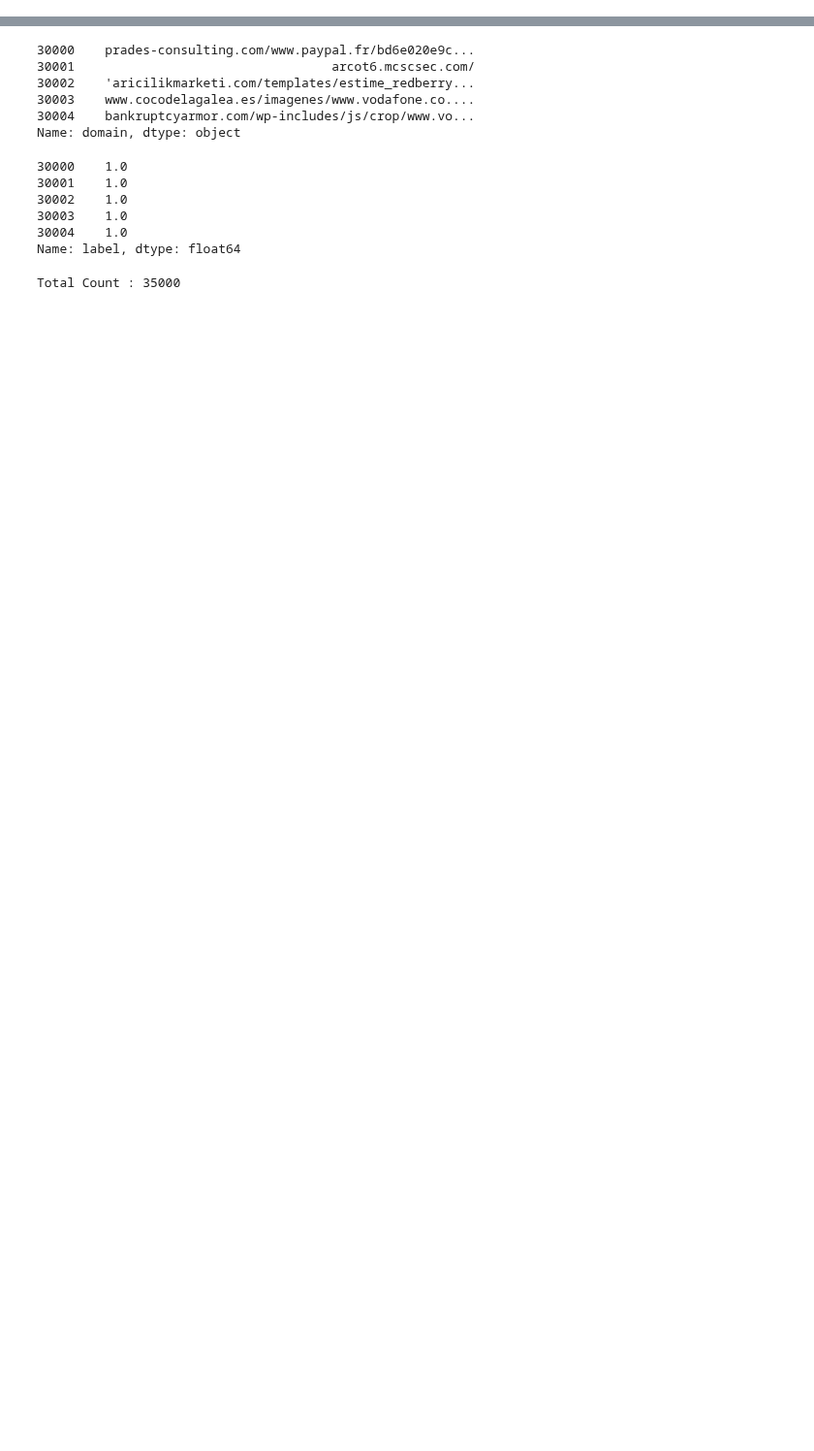
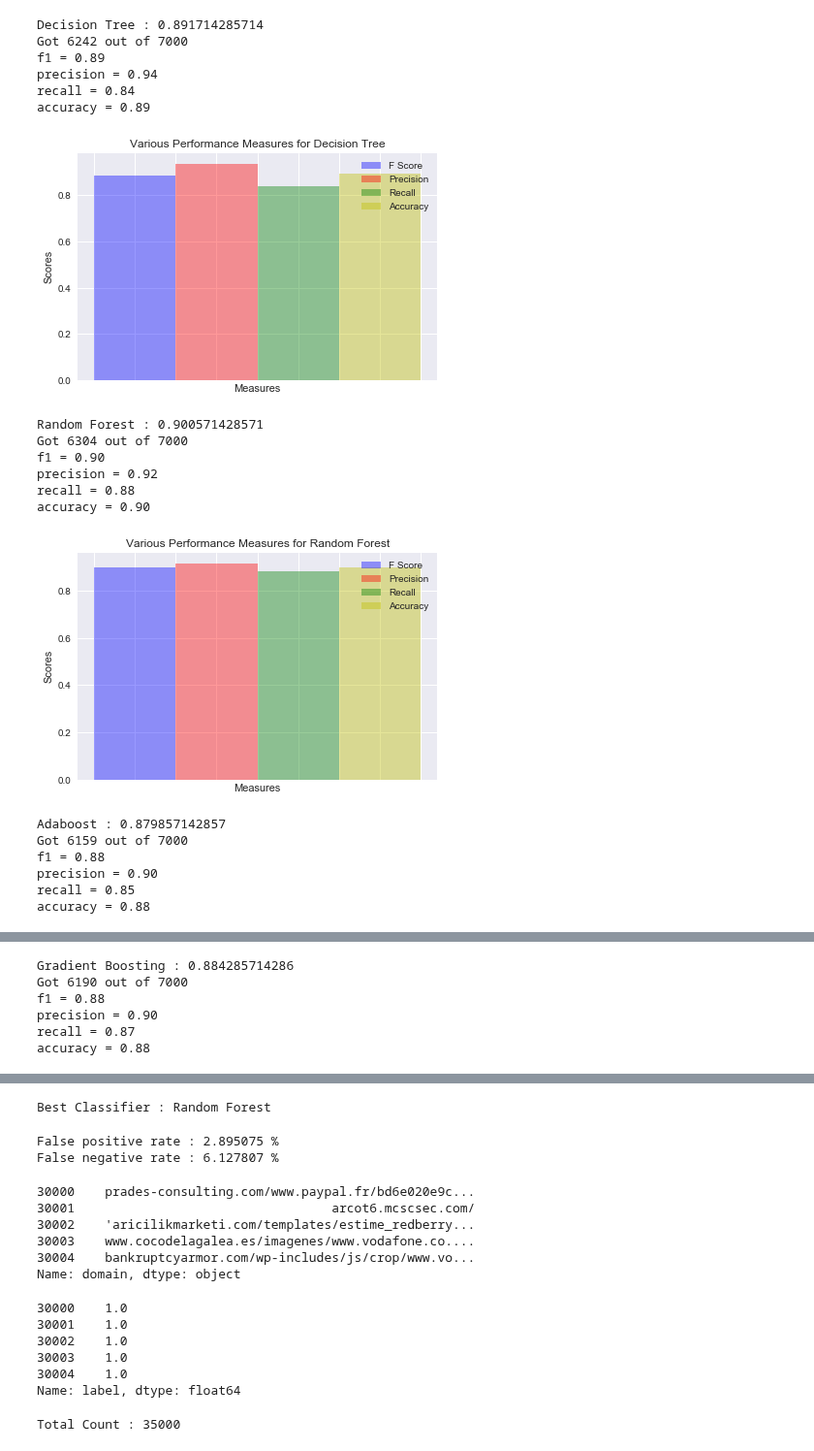
Before and after one commit to nileshjoshi15/DataDrivenProject, a Jupyter notebook: URL Classifier.ipynb, the cells around one changed output, grey strips where cells are left out. Shown at 97% size. Drawn from its saved outputs; the diff is of its cells as text; code cells hidden in the pictures; blank space fills up the shorter version.

```diff
--- a/URL Classifier.ipynb
+++ b/URL Classifier.ipynb
@@ -224,0 +327,5 @@ cut_ratio = 0.9
+# %%
+# axis = 1 means drop by column
+X = featureSet.drop(['label'], axis = 1).values # without label
+Y = featureSet['label'].values # label
+pd.DataFrame(X).head()
@@ -224,0 +356,35 @@ cut_ratio = 0.9
+# %%
+X_train, X_test, Y_train, Y_test = cross_validation.train_test_split(X, Y , test_size = (1 - cut_ratio))
+# %%
+results = {}
+
+for algo in model:
+    clf = model[algo]
+    clf.fit(X_train, Y_train)
+    score = clf.score(X_test, Y_test)
+    print ("%s : %s " %(algo, score))
+    results[algo] = score
+
+    Y_predict = clf.predict(X_test)
+    get_f1_score(Y_test, Y_predict, "Various Performance Measures for %s"%algo)
+# %% [output]
+Decision Tree : 0.891714285714
+Got 6242 out of 7000
+f1 = 0.89
+precision = 0.94
+recall = 0.84
+accuracy = 0.89
+[figure, added]
+Random Forest : 0.900571428571
+Got 6304 out of 7000
+f1 = 0.90
+precision = 0.92
+recall = 0.88
+accuracy = 0.90
+[figure, added]
+Adaboost : 0.879857142857
+Got 6159 out of 7000
+f1 = 0.88
+precision = 0.90
+recall = 0.85
+accuracy = 0.88
@@ -224,0 +392,6 @@ cut_ratio = 0.9
+Gradient Boosting : 0.884285714286
+Got 6190 out of 7000
+f1 = 0.88
+precision = 0.90
+recall = 0.87
+accuracy = 0.88
@@ -225,3 +413,17 @@ cut_ratio = 0.9
+# %%
+winner = max(results, key = results.get)
+print("Best Classifier : " + winner)
+# %% [output]
+Best Classifier : Random Forest
+# %%
+clf = model[winner]
+res = clf.predict(X)
+con_matrix = confusion_matrix(Y, res)
+print("False positive rate : %f %%" % ((con_matrix[0][1] / float(sum(con_matrix[0])))*100))
+print('False negative rate : %f %%' % ((con_matrix[1][0] / float(sum(con_matrix[1]))*100)))
+# %% [output]
+False positive rate : 2.895075 %
+False negative rate : 6.127807 %
 # %%
 url = dfRequired[['domain']].iloc[from_index:to_index, 0]
 url.head()
```
Also changed, not shown: parts of 54 cells of this notebook.
